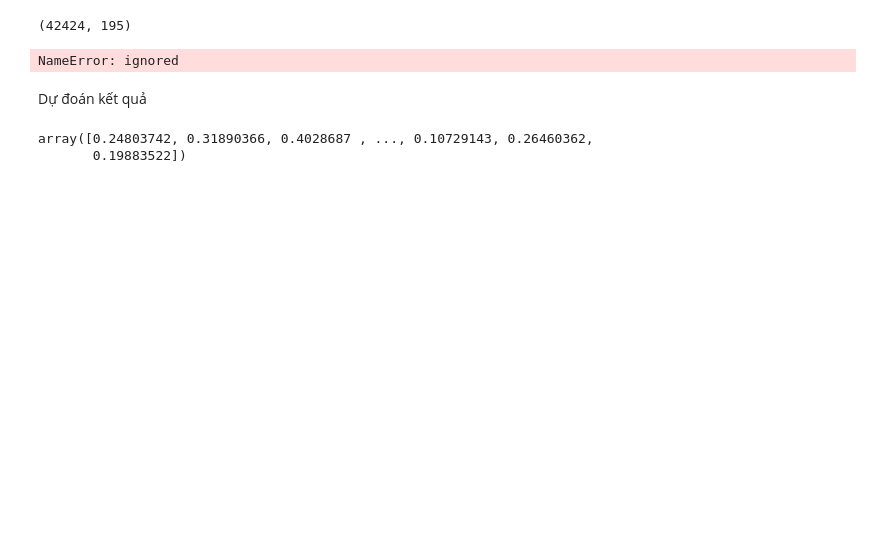
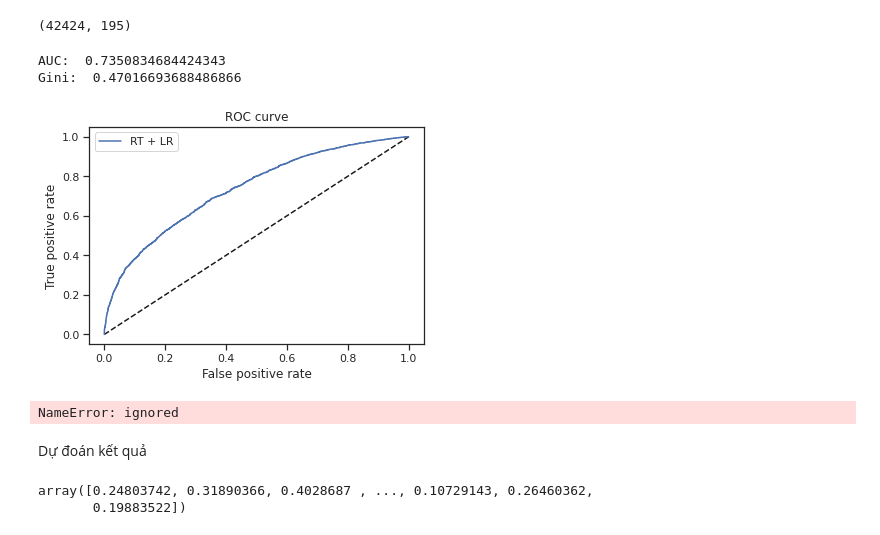
Before and after one commit to quanvu0996/compet, a Jupyter notebook: kalapa_4student_traditional_ML_ordinal_encoder.ipynb, the cells around one changed output. Drawn from its saved outputs; the diff is of its cells as text; code cells hidden in the pictures; blank space fills up the shorter version.

```diff
--- a/kalapa_4student_traditional_ML_ordinal_encoder.ipynb
+++ b/kalapa_4student_traditional_ML_ordinal_encoder.ipynb
@@ -78,0 +73,4 @@ array([nan, 'Hà Nội', 'Qui Nhon, Bình Ðịnh, Vietnam', ...,
+# %%
+unique_check = train_data['currentLocationName'].unique()
+for i in unique_check:
+  print(i)
@@ -219,35 +235,39 @@ model =  LGBMClassifier(
 # GradientBoostingClassifier(random_state=42,
 #                                               max_depth = 7
 #                                               # , loss = 'exponential'
 #                                               )
 
 rf = Pipeline([
     ('preprocess', preprocessing),
     # ('pca', PCA(n_components = 100)),
     ('classifier', model)
 ])
 
-# rf.fit(X_train[selected_columns], y_train)
+rf.fit(X_train[selected_columns], y_train)
 cv = StratifiedKFold()
 score = cross_val_score(rf, X_train[selected_columns], y_train, cv=cv)
 
 try:
   y_pred_rt = rf.predict_proba(X_test[selected_columns])[:, 1]
 except:
   y_pred_rt = rf.predict(X_test[selected_columns])
 
 fpr_rt_lm, tpr_rt_lm, _ = roc_curve(y_test, y_pred_rt)
 auc_s = auc(fpr_rt_lm, tpr_rt_lm)
 print('AUC: ', auc_s)
-print('Gini': 2*auc_s - 1)
+print('Gini: ', 2*auc_s - 1)
 
 plt.plot([0, 1], [0, 1], 'k--')
 plt.plot(fpr_rt_lm, tpr_rt_lm, label='RT + LR')
 plt.xlabel('False positive rate')
 plt.ylabel('True positive rate')
 plt.title('ROC curve')
 plt.legend(loc='best')
 plt.show()
+# %% [output]
+AUC:  0.7350834684424343
+Gini:  0.47016693688486866
+[figure, added]
 # %%
 rf['pca'].explained_variance_ratio_
 # %%
```
Also changed, not shown: parts of 2 cells of this notebook.
